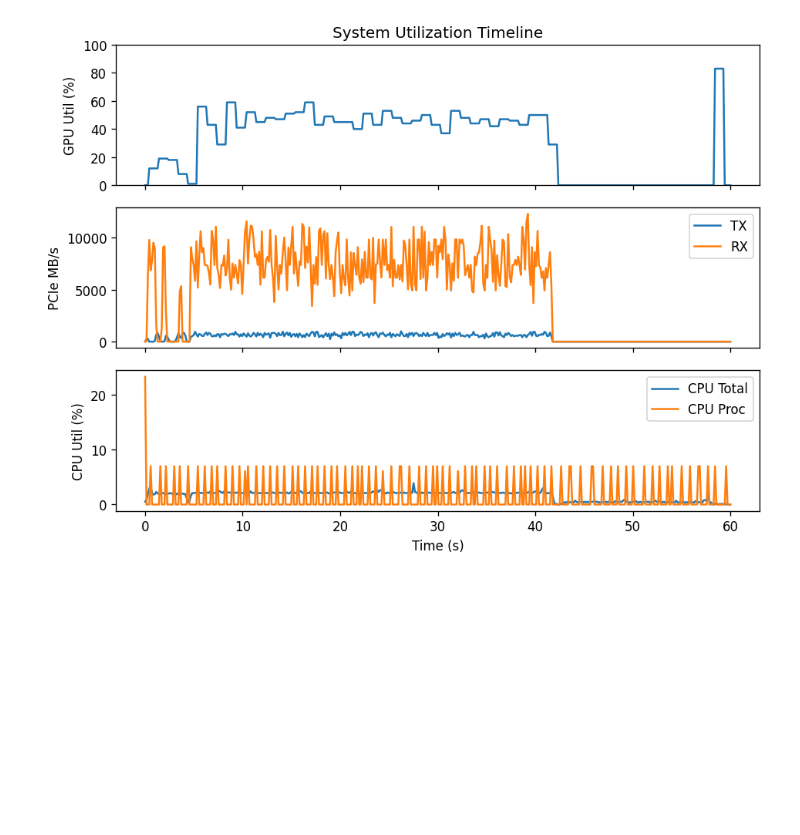
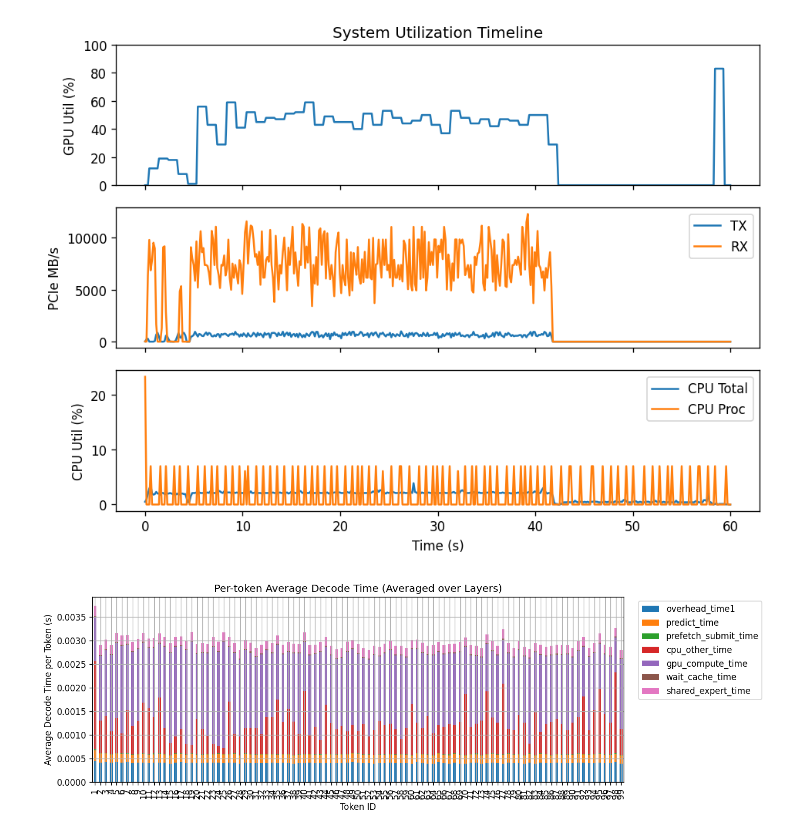
Before and after one commit to rzhang772/ktransformers, a Jupyter notebook: expirments/figures.ipynb, the cells around one changed output. Cells and saved outputs as stored; diff of their text form; code cells hidden in the pictures; blank space fills up the shorter version.

```diff
--- a/expirments/figures.ipynb
+++ b/expirments/figures.ipynb
@@ -650,3 +646,46 @@ plt.tight_layout()
 plt.show()
 # %% [output]
 [figure]
+# %%
+import pandas as pd
+import matplotlib.pyplot as plt
+
+plt.rcParams["figure.dpi"] = 120
+plt.rcParams["axes.grid"] = True
+df = pd.read_csv("./decode_timebreak/gsm8k_0_timebreak_tokenwise.csv")
+# wall-time 可堆叠部分
+df["cpu_other_time"] = (
+    df["cpu_time"]
+    - df["gpu_compute_time"]
+    - df["wait_cache_time"]
+    - df["shared_expert_time"]
+).clip(lower=0)
+
+stack_cols = [
+    "overhead_time1",
+    "predict_time",
+    "prefetch_submit_time",
+    "cpu_other_time",
+    "gpu_compute_time",     # 视觉上展开，但不代表额外 wall-time
+    "wait_cache_time",
+    "shared_expert_time"
+]
+# %%
+token_group = (
+    df.groupby("token_id")[stack_cols + ["total_decode_time"]]
+    .mean()
+)
+token_group[stack_cols].plot(
+    kind="bar",
+    stacked=True,
+    figsize=(12, 4)
+)
+
+plt.xlabel("Token ID")
+plt.ylabel("Average Decode Time per Token (s)")
+plt.title("Per-token Average Decode Time (Averaged over Layers)")
+plt.legend(bbox_to_anchor=(1.02, 1), loc="upper left")
+plt.tight_layout()
+plt.show()
+# %% [output]
+[figure, added]
```
Also changed, not shown: parts of 11 cells of this notebook, 13 other files.
